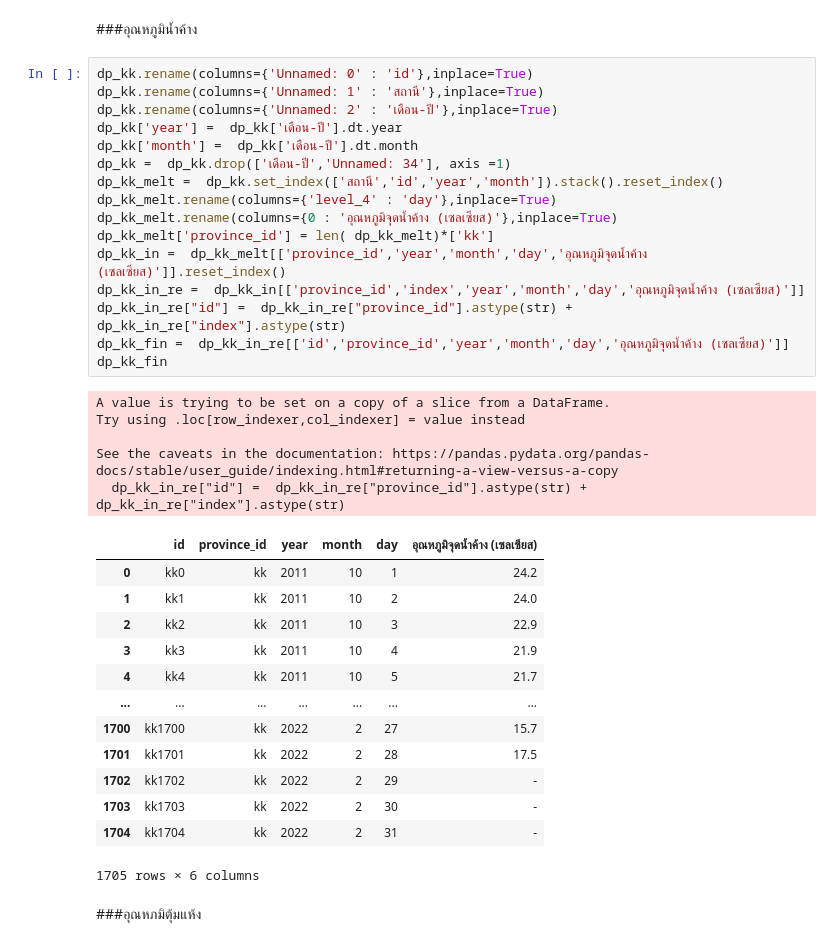
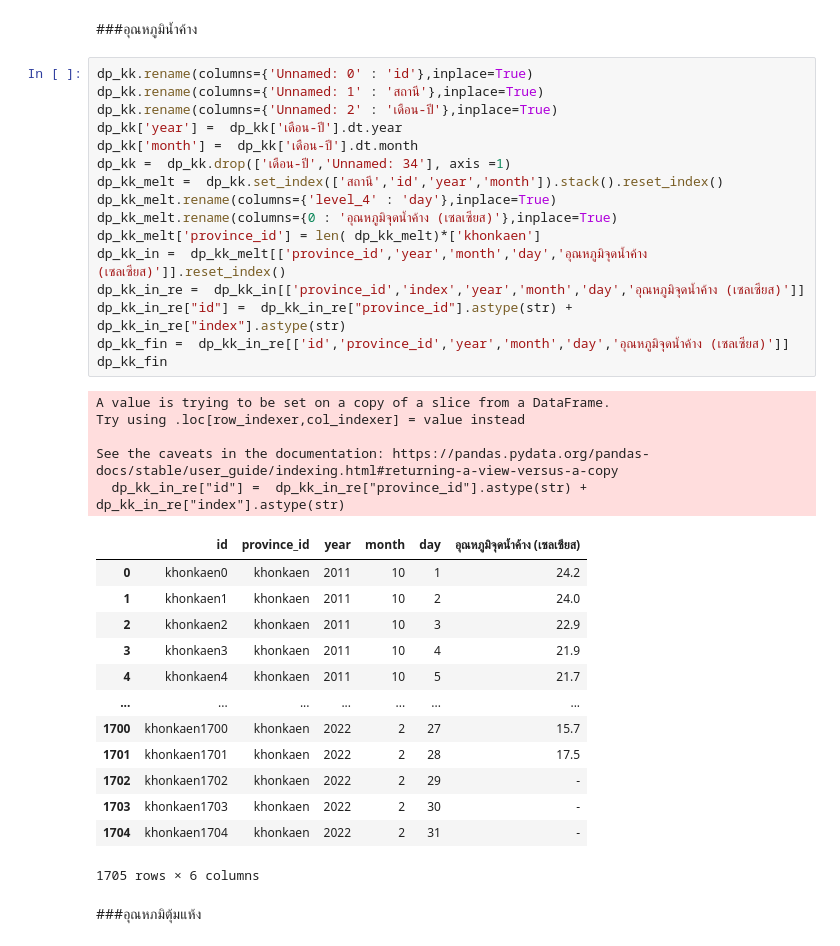
Before and after one commit to kwansawanth/BSC_DPDM23, a Jupyter notebook: Midterm_BscDPDM23.ipynb, the cells around one changed output. Drawn from its saved outputs; the diff is of its cells as text.

```diff
--- a/Midterm_BscDPDM23.ipynb
+++ b/Midterm_BscDPDM23.ipynb
@@ -237,37 +265,37 @@ See the caveats in the documentation: https://pandas.pydata.org/pandas-docs/stab
 # %%
 dp_kk.rename(columns={'Unnamed: 0' : 'id'},inplace=True)
 dp_kk.rename(columns={'Unnamed: 1' : 'สถานี'},inplace=True)
 dp_kk.rename(columns={'Unnamed: 2' : 'เดือน-ปี'},inplace=True)
 dp_kk['year'] =  dp_kk['เดือน-ปี'].dt.year
 dp_kk['month'] =  dp_kk['เดือน-ปี'].dt.month
 dp_kk =  dp_kk.drop(['เดือน-ปี','Unnamed: 34'], axis =1)
 dp_kk_melt =  dp_kk.set_index(['สถานี','id','year','month']).stack().reset_index()
 dp_kk_melt.rename(columns={'level_4' : 'day'},inplace=True)
 dp_kk_melt.rename(columns={0 : 'อุณหภูมิจุดน้ำค้าง (เซลเซียส)'},inplace=True)
-dp_kk_melt['province_id'] = len( dp_kk_melt)*['kk']
+dp_kk_melt['province_id'] = len( dp_kk_melt)*['khonkaen']
 dp_kk_in =  dp_kk_melt[['province_id','year','month','day','อุณหภูมิจุดน้ำค้าง (เซลเซียส)']].reset_index()
 dp_kk_in_re =  dp_kk_in[['province_id','index','year','month','day','อุณหภูมิจุดน้ำค้าง (เซลเซียส)']]
 dp_kk_in_re["id"] =  dp_kk_in_re["province_id"].astype(str) +   dp_kk_in_re["index"].astype(str)
 dp_kk_fin =  dp_kk_in_re[['id','province_id','year','month','day','อุณหภูมิจุดน้ำค้าง (เซลเซียส)']]
 dp_kk_fin
 # %% [output]
 A value is trying to be set on a copy of a slice from a DataFrame.
 Try using .loc[row_indexer,col_indexer] = value instead
 
 See the caveats in the documentation: https://pandas.pydata.org/pandas-docs/stable/user_guide/indexing.html#returning-a-view-versus-a-copy
   dp_kk_in_re["id"] =  dp_kk_in_re["province_id"].astype(str) +   dp_kk_in_re["index"].astype(str)
 |  | id | province_id | year | month | day | อุณหภูมิจุดน้ำค้าง (เซลเซียส) |
-| 0 | kk0 | kk | 2011 | 10 | 1 | 24.2 |
-| 1 | kk1 | kk | 2011 | 10 | 2 | 24.0 |
-| 2 | kk2 | kk | 2011 | 10 | 3 | 22.9 |
-| 3 | kk3 | kk | 2011 | 10 | 4 | 21.9 |
-| 4 | kk4 | kk | 2011 | 10 | 5 | 21.7 |
+| 0 | khonkaen0 | khonkaen | 2011 | 10 | 1 | 24.2 |
+| 1 | khonkaen1 | khonkaen | 2011 | 10 | 2 | 24.0 |
+| 2 | khonkaen2 | khonkaen | 2011 | 10 | 3 | 22.9 |
+| 3 | khonkaen3 | khonkaen | 2011 | 10 | 4 | 21.9 |
+| 4 | khonkaen4 | khonkaen | 2011 | 10 | 5 | 21.7 |
 | ... | ... | ... | ... | ... | ... | ... |
-| 1700 | kk1700 | kk | 2022 | 2 | 27 | 15.7 |
-| 1701 | kk1701 | kk | 2022 | 2 | 28 | 17.5 |
-| 1702 | kk1702 | kk | 2022 | 2 | 29 | - |
-| 1703 | kk1703 | kk | 2022 | 2 | 30 | - |
-| 1704 | kk1704 | kk | 2022 | 2 | 31 | - |
+| 1700 | khonkaen1700 | khonkaen | 2022 | 2 | 27 | 15.7 |
+| 1701 | khonkaen1701 | khonkaen | 2022 | 2 | 28 | 17.5 |
+| 1702 | khonkaen1702 | khonkaen | 2022 | 2 | 29 | - |
+| 1703 | khonkaen1703 | khonkaen | 2022 | 2 | 30 | - |
+| 1704 | khonkaen1704 | khonkaen | 2022 | 2 | 31 | - |
 1705 rows × 6 columns
 # %% [markdown]
 ###อุณหภมิตุ้มแห้ง
```
Also changed, not shown: parts of 66 cells of this notebook.
